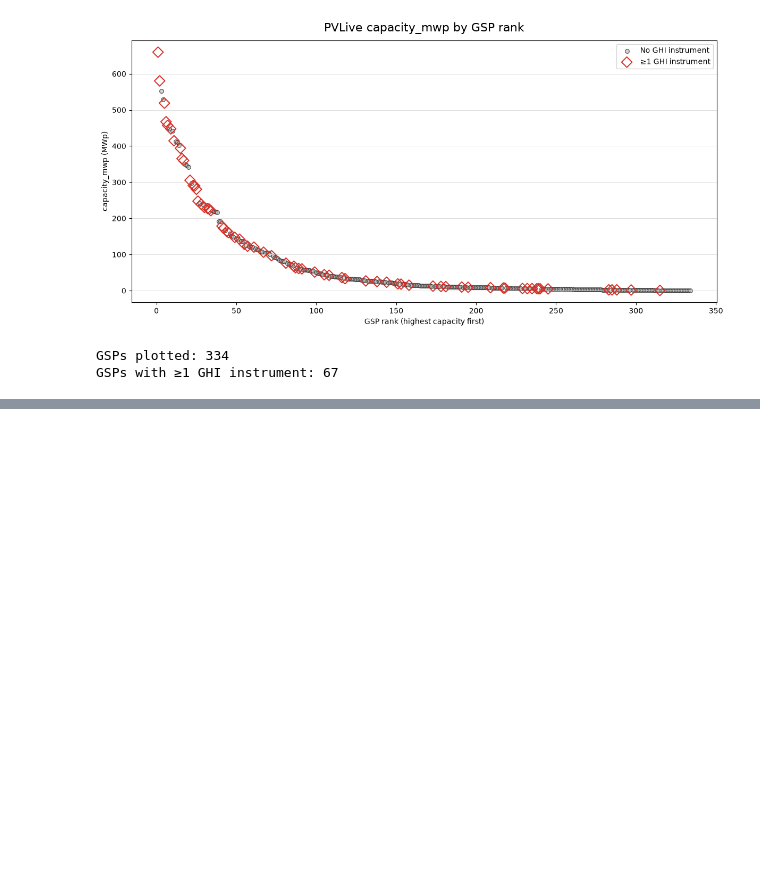
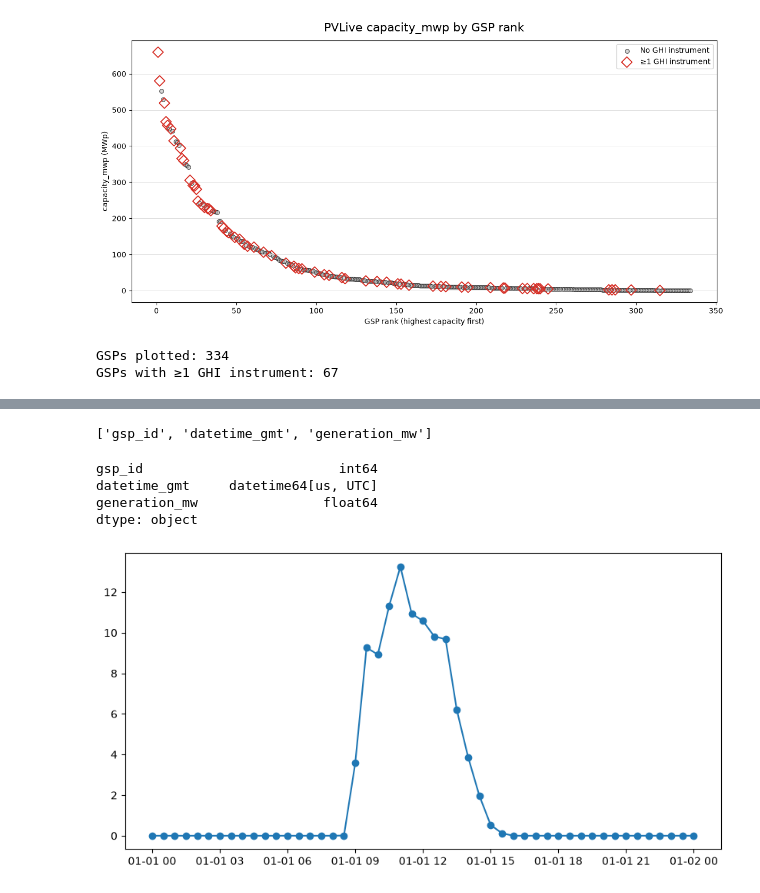
Before and after one commit to lukemccarvill/Met-Office-Solar-Luke, a Jupyter notebook: src/03_pvlive_gsp_capacity.ipynb, the cells around one changed output, grey strips where cells are left out. Drawn from its saved outputs; the diff is of its cells as text; code cells hidden in the pictures; blank space fills up the shorter version.

```diff
--- a/src/03_pvlive_gsp_capacity.ipynb
+++ b/src/03_pvlive_gsp_capacity.ipynb
@@ -490,0 +520,7 @@ GSPs with ≥1 GHI instrument: 67
+# %%
+# make the request
+response = requests.get(
+    f"{API_BASE_URL}/gsp/{gsp_id}",
+    params=params,
+    timeout=30,
+)
@@ -490,0 +541,2 @@ GSPs with ≥1 GHI instrument: 67
+# %%
+payload = response.json()
@@ -490,0 +594,9 @@ GSPs with ≥1 GHI instrument: 67
+# %%
+# convert to dataframe
+
+hourly_data = pd.DataFrame(
+    payload.get('data', []),    # get the data item, or use an empty list if it does not exist - this is likely more robust than i would have assumed to do
+    columns = payload.get('meta', []),  # get the column names. 'column' here appears to be a special argument
+)
+
+hourly_data.head()
@@ -490,0 +627,17 @@ GSPs with ≥1 GHI instrument: 67
+# %%
+hourly_data.columns.tolist()
+# %% [output]
+['gsp_id', 'datetime_gmt', 'generation_mw']
+# %%
+hourly_data['datetime_gmt'] = pd.to_datetime(
+    hourly_data['datetime_gmt'],
+    utc = True,
+)
+# this converts the text string to something pandas actually unedstands as a real timestamp so it can use it correctly
+# %%
+hourly_data.dtypes
+# %% [output]
+gsp_id                         int64
+datetime_gmt     datetime64[us, UTC]
+generation_mw                float64
+dtype: object
@@ -490,0 +646,12 @@ GSPs with ≥1 GHI instrument: 67
+# %%
+fig, ax = plt.subplots(figsize=(10,5))
+
+ax.plot(
+    hourly_data['datetime_gmt'],
+    hourly_data['generation_mw'],
+    marker = 'o',
+)
+
+plt.show()
+# %% [output]
+[figure, added]
```
Also changed, not shown: parts of 28 cells of this notebook, 14 other files.
